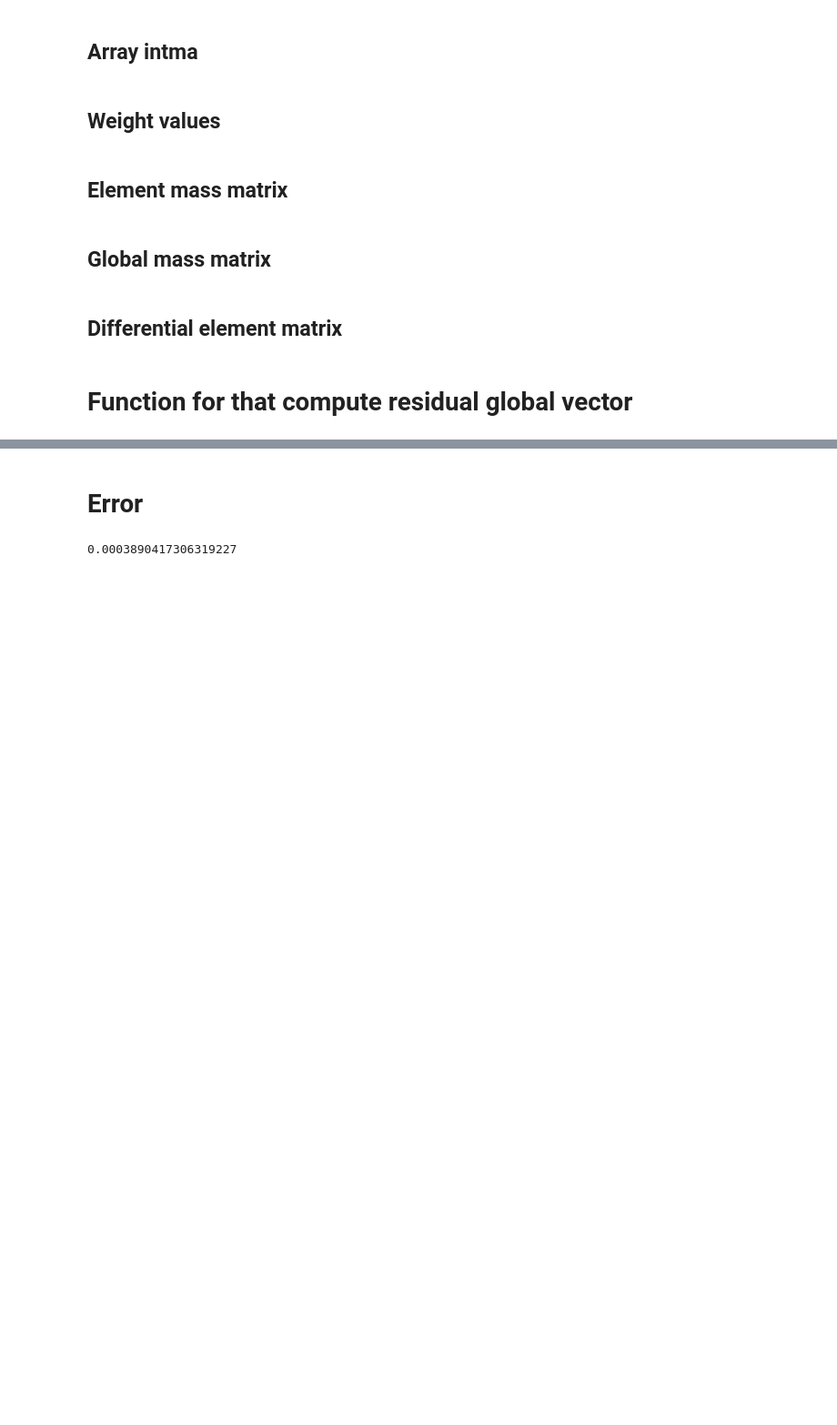
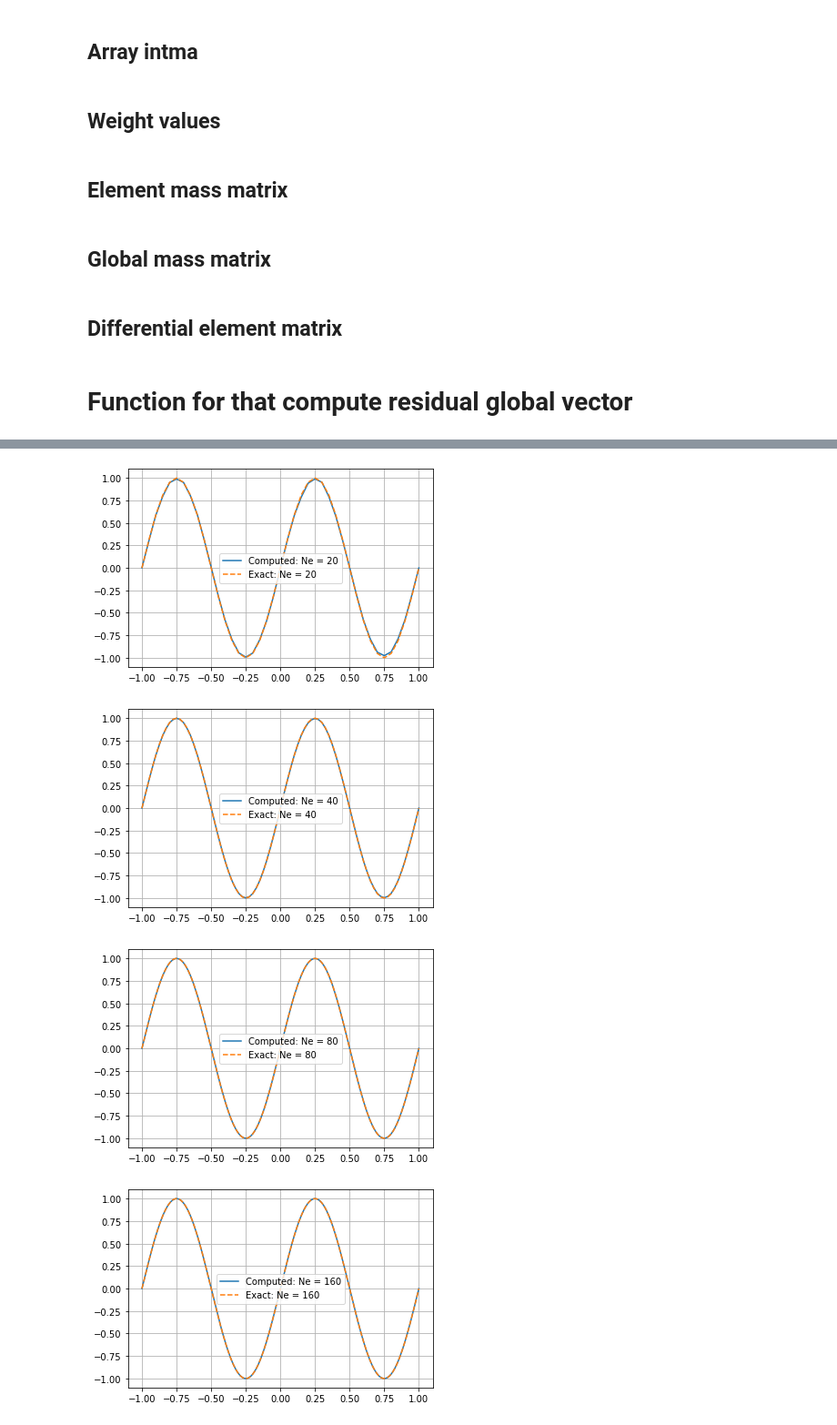
Before and after one commit to ygahounzo/Forest_Rep, a Jupyter notebook: CG 1D wave equation_NV.ipynb, the cells around one changed output, grey strips where cells are left out. Shown at 91% size. Drawn from its saved outputs; the diff is of its cells as text; code cells hidden in the pictures; blank space fills up the shorter version.

```diff
--- a/CG 1D wave equation_NV.ipynb
+++ b/CG 1D wave equation_NV.ipynb
@@ -77,7 +76,7 @@ def Lobatto_p(Q):
     K = 100  # Order of approximation of Newton method
     e = 10**(-20) #error
     for i in range(0, Q+1):
-        xi0 = math.cos(((2*i+1)/(2*Q+2))*np.pi)   # Chebchev points
+        xi0 = np.cos(((2*i+1)/(2*Q+2))*np.pi)   # Chebchev points
 
 
         xik = xi0
@@ -162,8 +162,12 @@ Me = Matrix(Me)
 # %% [markdown]
 ## Global mass matrix
 # %%
-def GMM(Me, intma):
+def GMM(Ne, intma, N, Q):
 
+    Np = Ne*N+1
+
+    w = weight(Q)
+    Me = Element_matrix(N,Q)
     M = np.zeros((Np, Np))
 
     for e in range(1,Ne+1):
@@ -177,7 +181,8 @@ def GMM(Me, intma):
 
                 M[I,J] = M[I,J] + ((bx-ax)/Ne)*Me[i,j]
     return M
-MM = GMM(Me, intma)
+
+#Matrix(MM)
 # %% [markdown]
 ## Differential element matrix
 # %%
@@ -199,7 +207,9 @@ for i in range(N+1):
 # %%
 # function that compute global residual vector
 
-def Resi(q, Miv):
+def Resi(Ne, q, N,Miv):
+
+    Np = Ne*N+1
 
     fe = lambda q: u*q
 
@@ -301,8 +293,49 @@ plt.grid()
-# %% [markdown]
-# Error
-# %%
-error = np.abs(q[s]-qinit(x-u*t[s]))
-error_max=np.max(error)
-error_max
-# %% [output]
-0.0003890417306319227
+# %%
+N = 2
+# list of the number of elements
+
+NE = [20,40,80,160,200]
+l = len(NE)
+# array that contains the error for each iteration
+Error = np.zeros(l)
+
+for ne in range(l):
+
+    Ne = NE[ne]
+    Np = N*Ne+1
+
+    # space stuff
+    x = np.linspace(-1, 1, Np)
+    dx = (bx-ax)/(Np-1)   # for second order
+
+    #time stuff
+
+    dtest = a*dx/np.abs(u)
+    M = Tf//dtest+1    # Number of time steps
+    M = int(M)
+    t = np.linspace(0, Tf, M+1)
+    dt = Tf/M
+
+    # approximate solution of the wave equation
+    q = Solver_1DW(N,Ne,M,x,t,dt)
+
+    # exact solution
+    q_exact = qinit(x-u*t[M])
+    #error
+    error = np.abs(q-q_exact)
+    Error[ne] = np.max(error)
+
+    #plot of the computed and exact solutions
+
+    plt.figure(ne)
+    plt.plot(x, q, label = 'Computed: Ne = {}'.format(Ne))
+    plt.plot(x, q_exact, '--', label = 'Exact: Ne = {}'.format(Ne))
+
+
+    plt.legend()
+    plt.grid()
+# %% [output]
+[figure, added]
+[figure, added]
+[figure, added]
+[figure, added]
```
Also changed, not shown: parts of 11 cells of this notebook.
